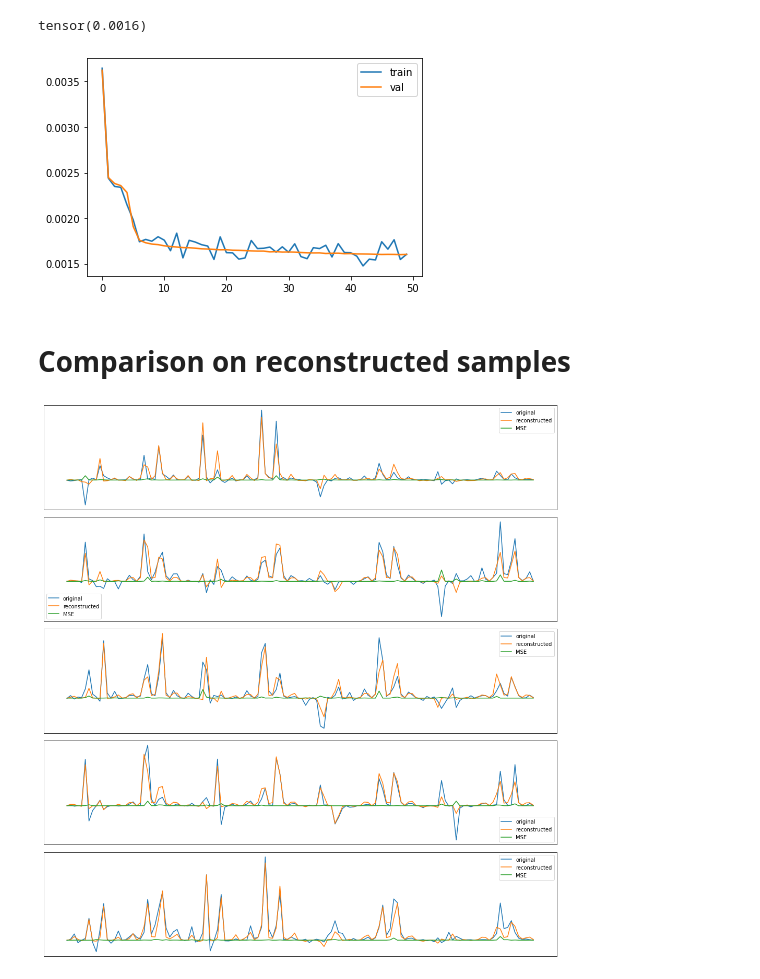
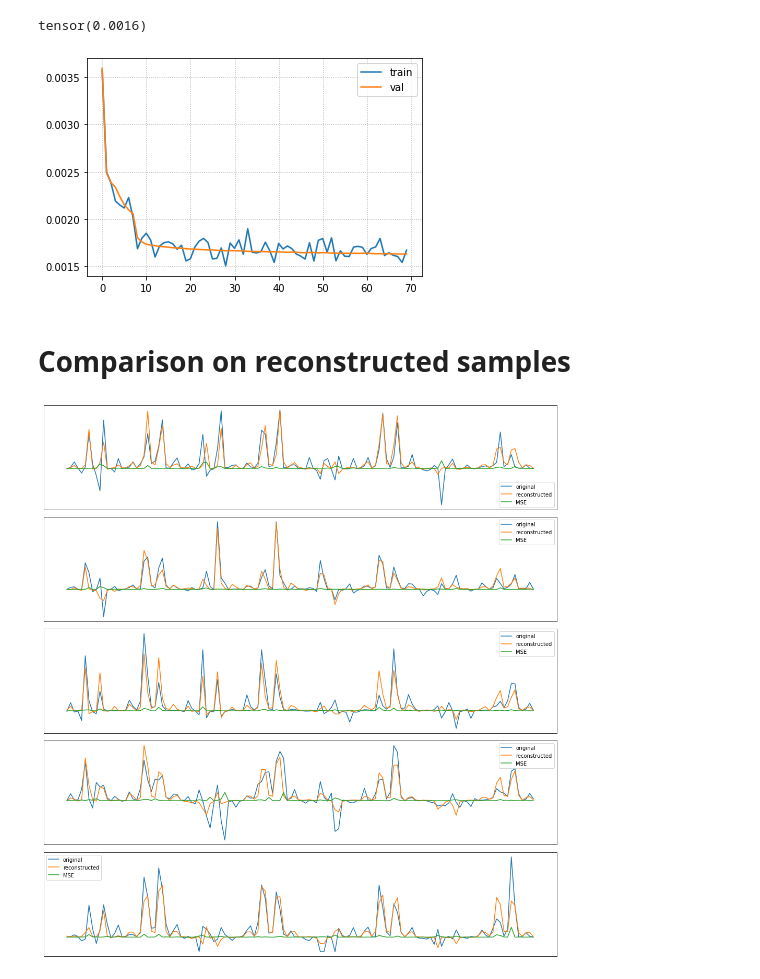
Before and after one commit to donaldssh/3DAR_project_descriptors, a Jupyter notebook: Surf_Autoencoder_3Ddesc.ipynb, the cells around one changed output. Cells and saved outputs as stored; diff of their text form; code cells hidden in the pictures.

Commit message:
new search with 16 and 32 encoded dim

```diff
--- a/Surf_Autoencoder_3Ddesc.ipynb
+++ b/Surf_Autoencoder_3Ddesc.ipynb
@@ -530,7 +680,7 @@ optuna.visualization.plot_slice(study)
 # %% [markdown]
 # training on best parameters
 # %%
-best_params = {'encoded_space_dim': 9, 'batch_size': 216, 'optim': 'Adam', 'conv1_ch': 64, 'conv2_ch': 128, 'conv3_ch': 128, 'fc_ch': 128, 'lr': 0.0001018935810754378}
+best_params = {'encoded_space_dim':16, 'batch_size': 200, 'optim': 'Adam', 'conv1_ch': 32, 'conv2_ch': 64, 'conv3_ch': 64, 'fc_ch': 64, 'lr': 0.00010564528547174936}
 # %%
 #use reduced datasets for speed
 rtrain_size = len(train_dataset)
@@ -582,7 +732,7 @@ decoder.to(device)
 
 # Training Loop
 display = False
-num_epochs = 50
+num_epochs = 70
 
 train_loss_record = []
 val_loss_record = []
@@ -629,10 +779,11 @@ tensor(0.0016)
 # %%
 plt.plot(train_loss_record, label='train')
 plt.plot(val_loss_record, label='val')
 plt.legend()
+plt.grid(linestyle=":")
 plt.show()
 # %% [output]
-[figure, old version]
+[figure, new version]
 # %% [markdown]
 # Comparison on reconstructed samples
 # %%
@@ -657,4 +808,4 @@ for i in range(rows):
 
 plt.tight_layout()
 # %% [output]
-[figure, old version]
+[figure, new version]
```
Also changed, not shown: parts of 13 cells of this notebook.
